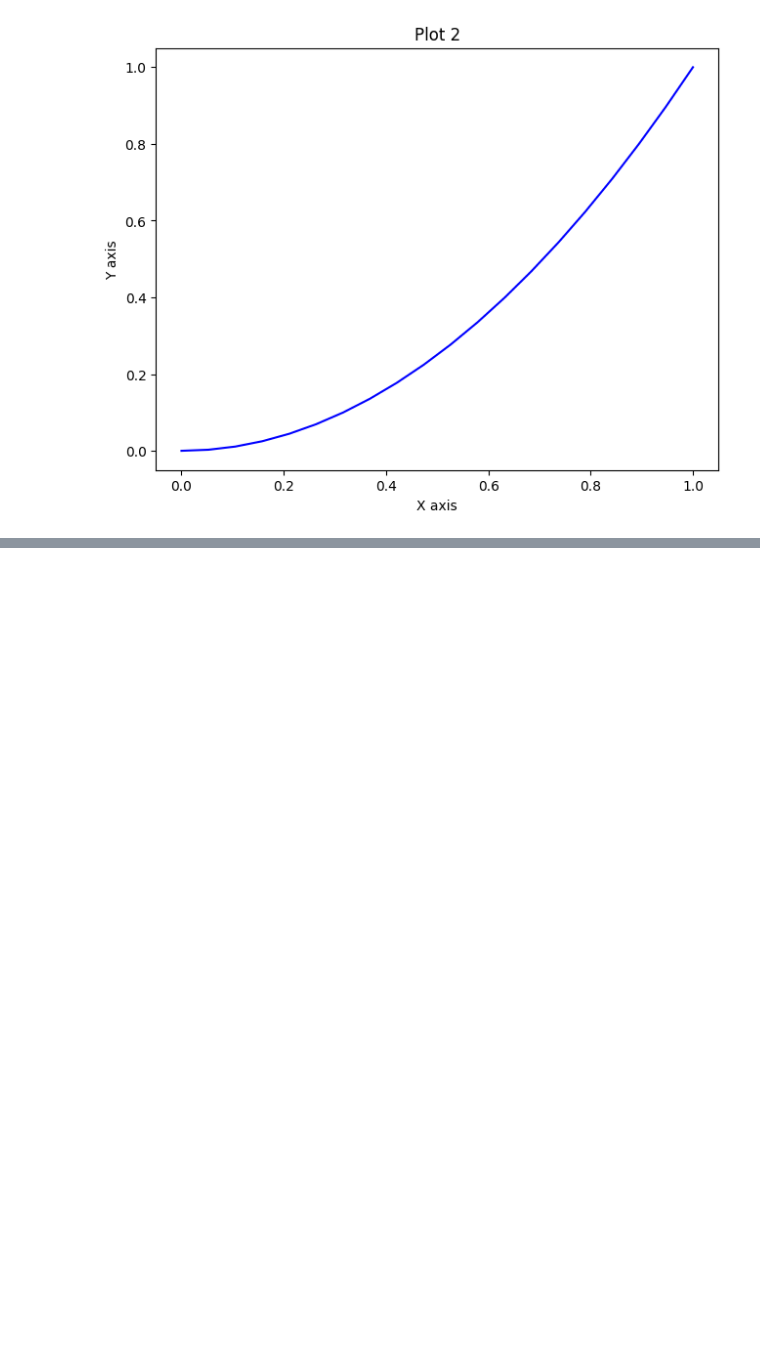
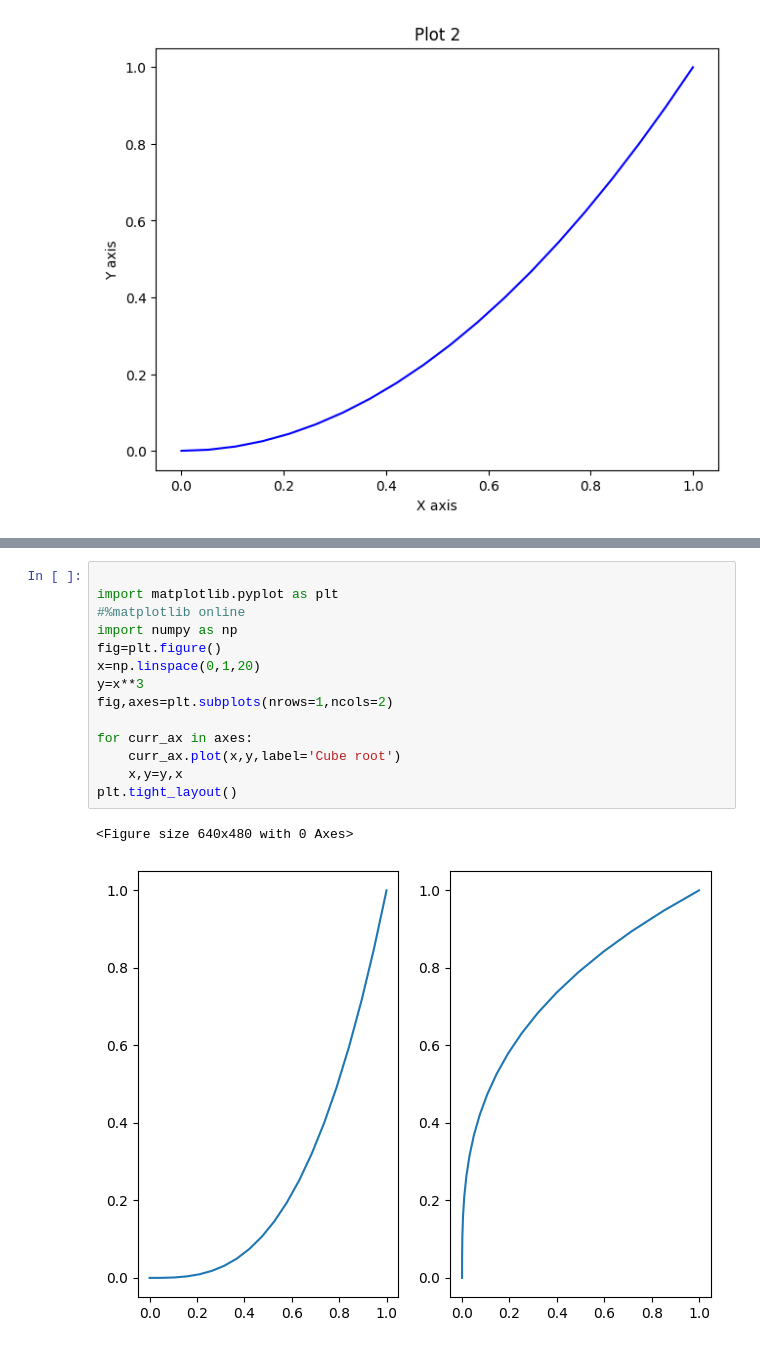
Before and after one commit to AdrijaDhar/Python-in-Data-Science, a Jupyter notebook: MATPLOTLIB/matplot.ipynb, the cells around one changed output, grey strips where cells are left out. Drawn from its saved outputs; the diff is of its cells as text; blank space fills up the shorter version.

```diff
--- a/MATPLOTLIB/matplot.ipynb
+++ b/MATPLOTLIB/matplot.ipynb
@@ -43,0 +48,17 @@ axes2=fig.add_axes([0.2,0.5,0.4,0.3])
+# %%
+
+import matplotlib.pyplot as plt
+#%matplotlib online
+import numpy as np
+fig=plt.figure()
+x=np.linspace(0,1,20)
+y=x**3
+fig,axes=plt.subplots(nrows=1,ncols=2)
+
+for curr_ax in axes:
+    curr_ax.plot(x,y,label='Cube root')
+    x,y=y,x
+plt.tight_layout()
+# %% [output]
+<Figure size 640x480 with 0 Axes>
+[figure, added]
```
Also changed, not shown: parts of 2 cells of this notebook, 2 other files.
